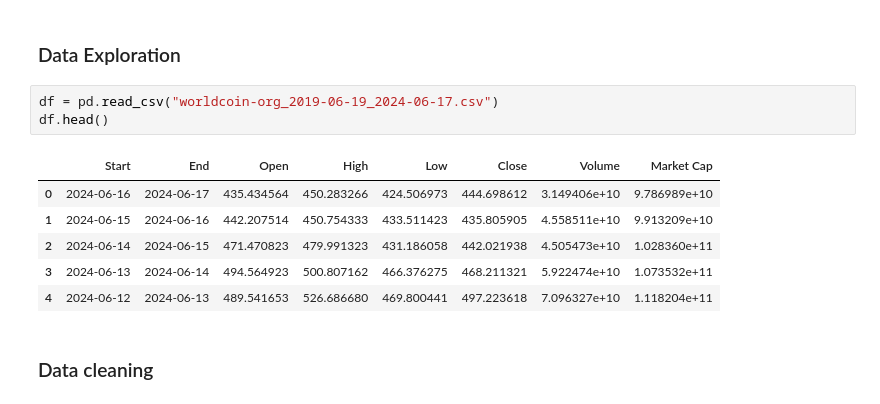
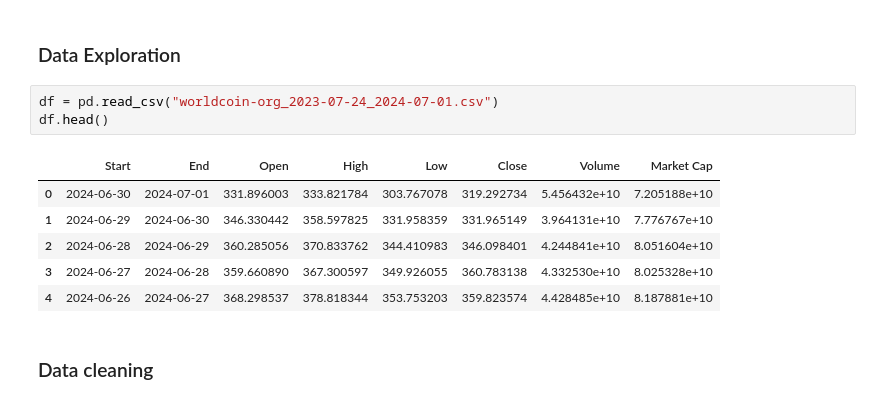
Before and after one commit to randellmwania/Worldcoin-price-Analysis-and-prediction, a Jupyter notebook: wld.ipynb, the cells around one changed output. Cells and saved outputs as stored; diff of their text form.

```diff
--- a/wld.ipynb
+++ b/wld.ipynb
@@ -16,15 +16,15 @@ from sklearn.svm import SVR
 # %% [markdown]
 ### Data Exploration
 # %%
-df = pd.read_csv("worldcoin-org_2019-06-19_2024-06-17.csv")
+df = pd.read_csv("worldcoin-org_2023-07-24_2024-07-01.csv")
 df.head()
 # %% [output]
 |  | Start | End | Open | High | Low | Close | Volume | Market Cap |
-| 0 | 2024-06-16 | 2024-06-17 | 435.434564 | 450.283266 | 424.506973 | 444.698612 | 3.149406e+10 | 9.786989e+10 |
-| 1 | 2024-06-15 | 2024-06-16 | 442.207514 | 450.754333 | 433.511423 | 435.805905 | 4.558511e+10 | 9.913209e+10 |
-| 2 | 2024-06-14 | 2024-06-15 | 471.470823 | 479.991323 | 431.186058 | 442.021938 | 4.505473e+10 | 1.028360e+11 |
-| 3 | 2024-06-13 | 2024-06-14 | 494.564923 | 500.807162 | 466.376275 | 468.211321 | 5.922474e+10 | 1.073532e+11 |
-| 4 | 2024-06-12 | 2024-06-13 | 489.541653 | 526.686680 | 469.800441 | 497.223618 | 7.096327e+10 | 1.118204e+11 |
+| 0 | 2024-06-30 | 2024-07-01 | 331.896003 | 333.821784 | 303.767078 | 319.292734 | 5.456432e+10 | 7.205188e+10 |
+| 1 | 2024-06-29 | 2024-06-30 | 346.330442 | 358.597825 | 331.958359 | 331.965149 | 3.964131e+10 | 7.776767e+10 |
+| 2 | 2024-06-28 | 2024-06-29 | 360.285056 | 370.833762 | 344.410983 | 346.098401 | 4.244841e+10 | 8.051604e+10 |
+| 3 | 2024-06-27 | 2024-06-28 | 359.660890 | 367.300597 | 349.926055 | 360.783138 | 4.332530e+10 | 8.025328e+10 |
+| 4 | 2024-06-26 | 2024-06-27 | 368.298537 | 378.818344 | 353.753203 | 359.823574 | 4.428485e+10 | 8.187881e+10 |
 # %% [markdown]
 ### Data cleaning
 # %%
```
Also changed, not shown: parts of 7 cells of this notebook, 5 other files.
